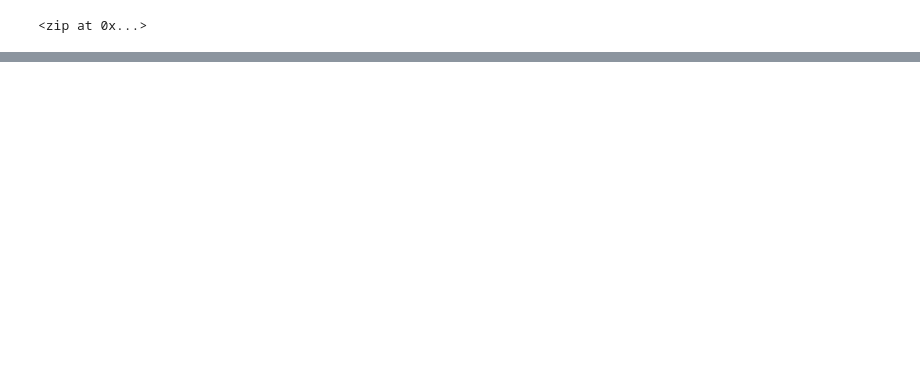
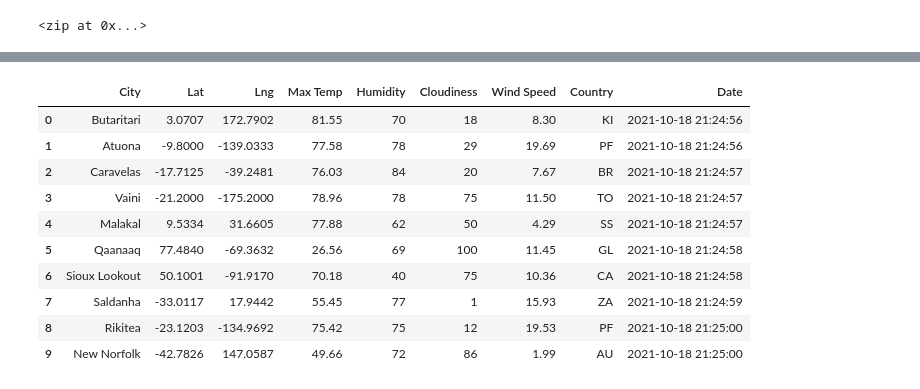
Before and after one commit to Jenny16x/World_Weather_Analysis, a Jupyter notebook: WeatherPy.ipynb, the cells around one changed output, grey strips where cells are left out. Saved outputs shown, nothing was run; the diff lists cells and outputs as text; code cells hidden in the pictures; blank space fills up the shorter version.

```diff
--- a/WeatherPy.ipynb
+++ b/WeatherPy.ipynb
@@ -76,0 +195,16 @@ len(cities)
+# %%
+# Convert the array of dictionaries to a Pandas DataFrame.
+city_data_df = pd.DataFrame(city_data)
+city_data_df.head(10)
+# %% [output]
+|  | City | Lat | Lng | Max Temp | Humidity | Cloudiness | Wind Speed | Country | Date |
+| 0 | Butaritari | 3.0707 | 172.7902 | 81.55 | 70 | 18 | 8.30 | KI | 2021-10-18 21:24:56 |
+| 1 | Atuona | -9.8000 | -139.0333 | 77.58 | 78 | 29 | 19.69 | PF | 2021-10-18 21:24:56 |
+| 2 | Caravelas | -17.7125 | -39.2481 | 76.03 | 84 | 20 | 7.67 | BR | 2021-10-18 21:24:57 |
+| 3 | Vaini | -21.2000 | -175.2000 | 78.96 | 78 | 75 | 11.50 | TO | 2021-10-18 21:24:57 |
+| 4 | Malakal | 9.5334 | 31.6605 | 77.88 | 62 | 50 | 4.29 | SS | 2021-10-18 21:24:57 |
+| 5 | Qaanaaq | 77.4840 | -69.3632 | 26.56 | 69 | 100 | 11.45 | GL | 2021-10-18 21:24:58 |
+| 6 | Sioux Lookout | 50.1001 | -91.9170 | 70.18 | 40 | 75 | 10.36 | CA | 2021-10-18 21:24:58 |
+| 7 | Saldanha | -33.0117 | 17.9442 | 55.45 | 77 | 1 | 15.93 | ZA | 2021-10-18 21:24:59 |
+| 8 | Rikitea | -23.1203 | -134.9692 | 75.42 | 75 | 12 | 19.53 | PF | 2021-10-18 21:25:00 |
+| 9 | New Norfolk | -42.7826 | 147.0587 | 49.66 | 72 | 86 | 1.99 | AU | 2021-10-18 21:25:00 |
```
Also changed, not shown: parts of 13 cells of this notebook, 4 other files.
